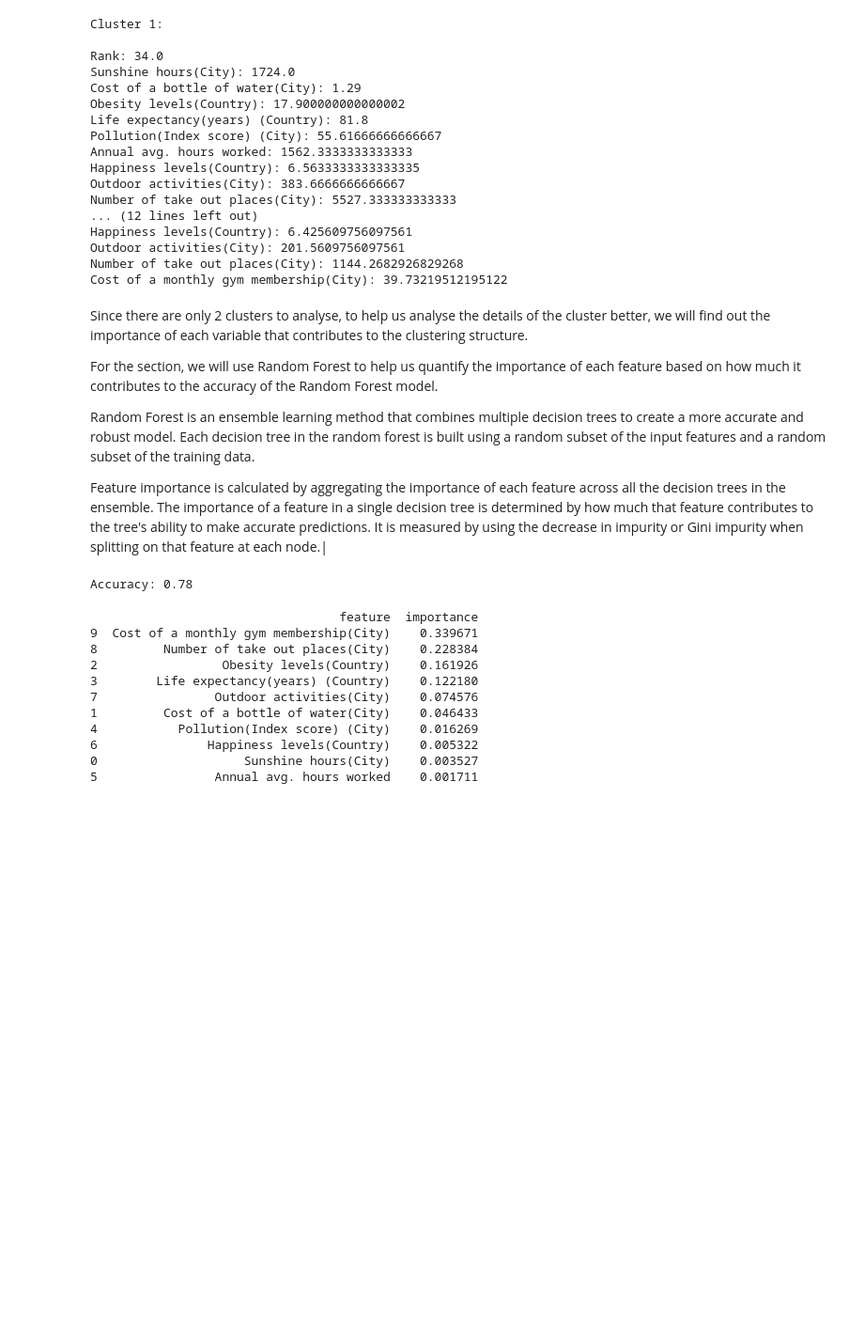
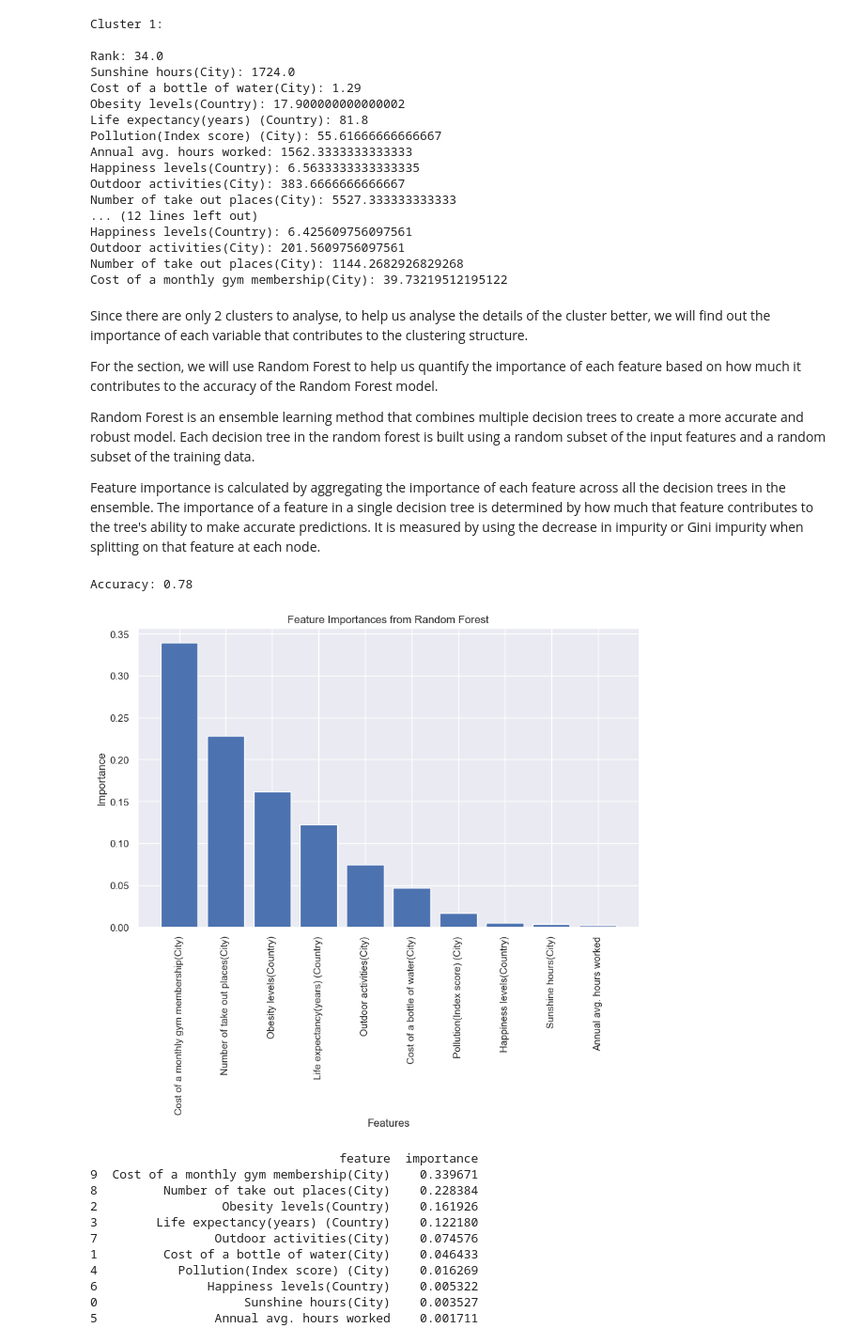
Before and after one commit to JaredNgwj/SC1015, a Jupyter notebook: SC1015 Full Project - City Happiness LevelV2.ipynb, the cells around one changed output. Shown at 94% size. Saved outputs shown, nothing was run; the diff lists cells and outputs as text; code cells hidden in the pictures; blank space fills up the shorter version.

```diff
--- a/SC1015 Full Project - City Happiness LevelV2.ipynb
+++ b/SC1015 Full Project - City Happiness LevelV2.ipynb
@@ -855,7 +853,7 @@ For the section, we will use Random Forest to help us quantify the importance of
 Random Forest is an ensemble learning method that combines multiple decision trees to create a more accurate and robust model. Each decision tree in the random forest is built using a random subset of the input features and a random subset of the training data.
 
 
-Feature importance is calculated by aggregating the importance of each feature across all the decision trees in the ensemble. The importance of a feature in a single decision tree is determined by how much that feature contributes to the tree's ability to make accurate predictions. It is measured by using the decrease in impurity or Gini impurity when splitting on that feature at each node.|
+Feature importance is calculated by aggregating the importance of each feature across all the decision trees in the ensemble. The importance of a feature in a single decision tree is determined by how much that feature contributes to the tree's ability to make accurate predictions. It is measured by using the decrease in impurity or Gini impurity when splitting on that feature at each node.
 # %%
 from sklearn.ensemble import RandomForestClassifier
 from sklearn.metrics import accuracy_score
@@ -881,6 +879,27 @@ accuracy = accuracy_score(y_test, y_pred)
 print(f"Accuracy: {accuracy:.2f}")
 # %% [output]
 Accuracy: 0.78
+# %%
+# Extract feature importances
+feature_importances = rf_model.feature_importances_
+
+# Get the feature names
+feature_names = X.columns
+
+# Sort the feature importances in descending order
+sorted_idx = np.argsort(feature_importances)[::-1]
+
+# Plot the feature importances
+plt.figure(figsize=(10, 6))
+plt.bar(range(X.shape[1]), feature_importances[sorted_idx], align='center')
+plt.xticks(range(X.shape[1]), feature_names[sorted_idx], rotation=90)
+
+plt.xlabel('Features')
+plt.ylabel('Importance')
+plt.title('Feature Importances from Random Forest')
+plt.show()
+# %% [output]
+[figure, added]
 # %%
 # Get feature importances from the model
 importances = rf_model.feature_importances_
```
Also changed, not shown: parts of 2 cells of this notebook.
